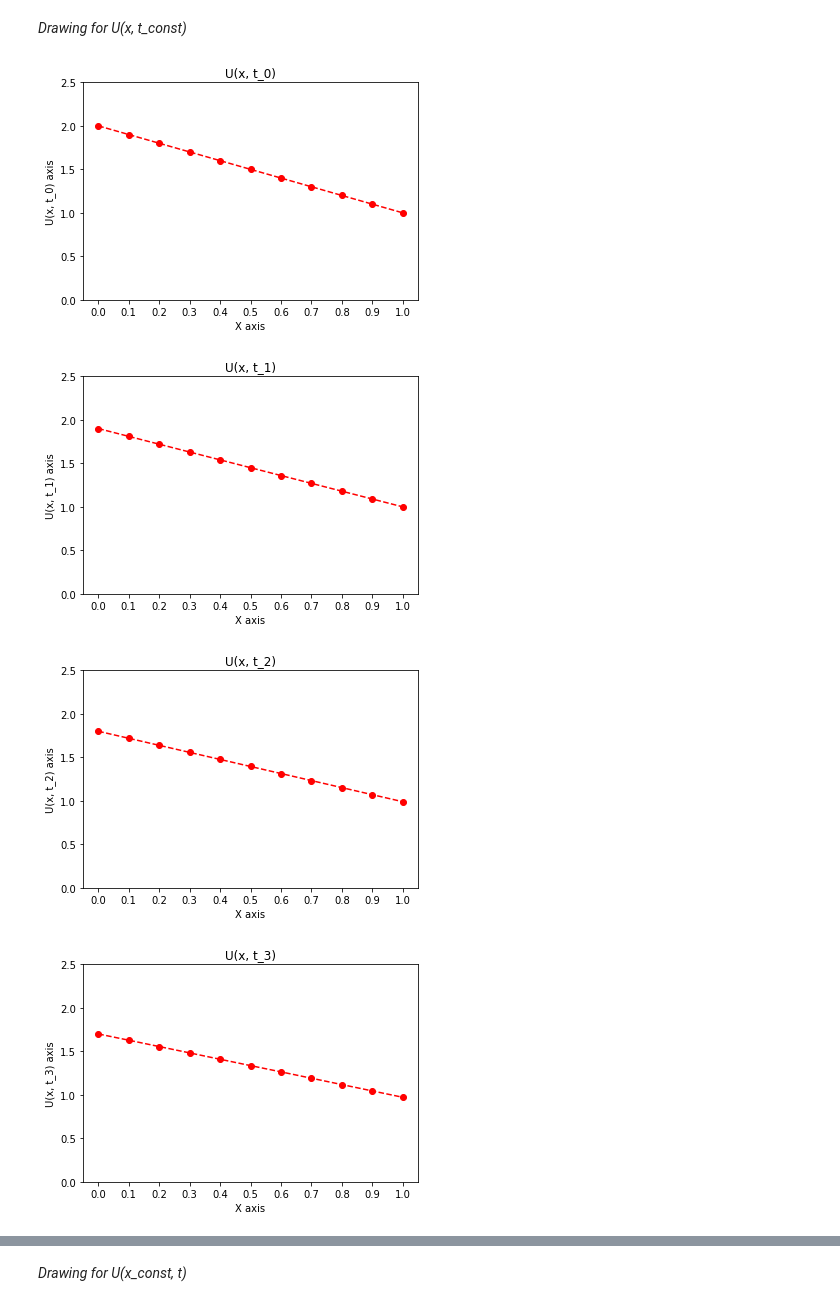
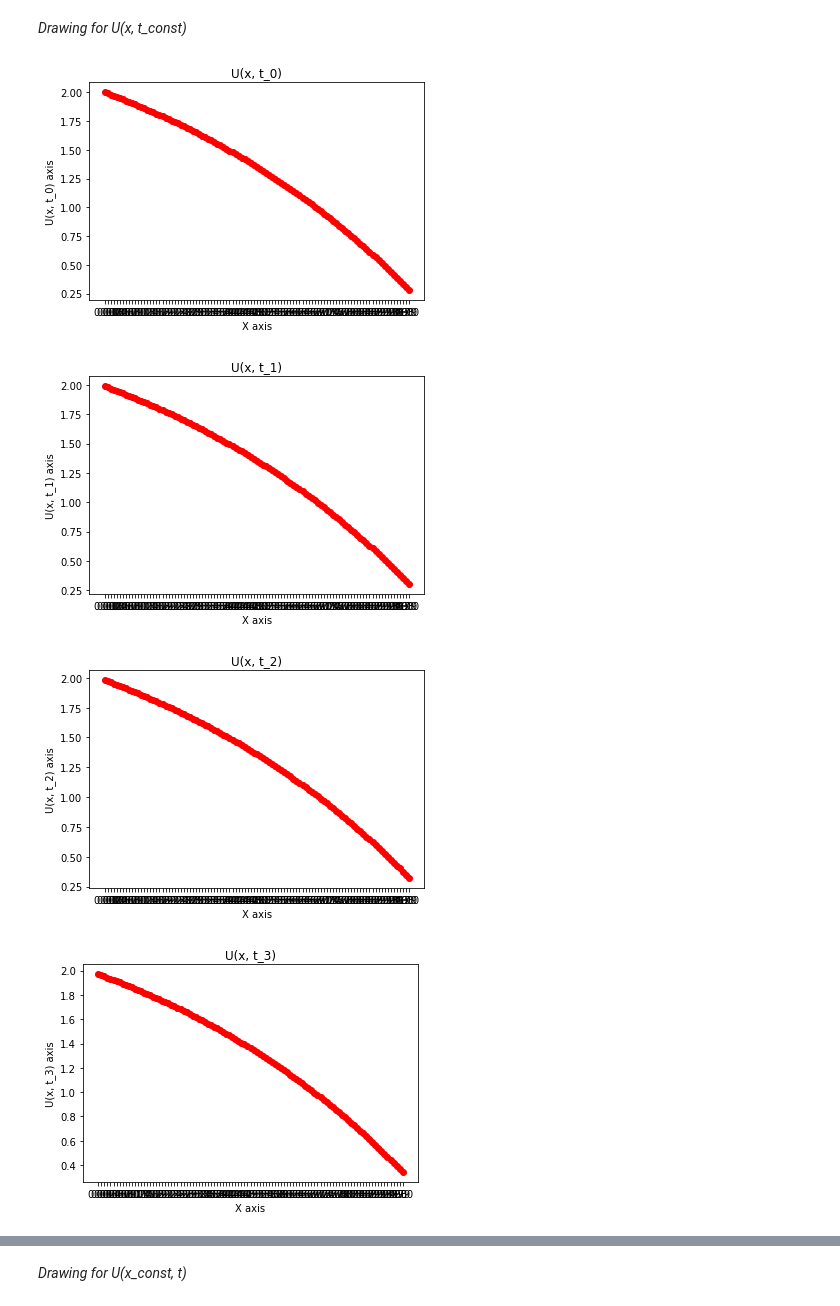
Before and after one commit to HIDDENDEN/Math_models, a Jupyter notebook: MyWork.ipynb, the cells around one changed output, grey strips where cells are left out. Cells and saved outputs as stored; diff of their text form; code cells hidden in the pictures.

```diff
--- a/MyWork.ipynb
+++ b/MyWork.ipynb
@@ -47,8 +101,8 @@ And *x_0* , *t_0*
 # Test num_of_steps N_x = 10 , N_t = 10
 L = 1
 T = 1
-N_x = 10
-N_t = 10
+N_x = 100
+N_t = 100
 
 h_x = L/N_x
 h_t = T/N_t
@@ -127,29 +173,29 @@ import matplotlib.pyplot as plt
 # %%
 #data to be plotted
 x = np.arange(x_0, x_0 + (N_x + 1)*h_x, h_x)
 
 #set starting iteration ( i ) for t_i
 #(selecting rows)
 startIterationFor_t_i = 0
 #set what num of first from t_i you want to display
 num_of_graphs_rows = 5
 
 for startIterationFor_t_i in range(num_of_graphs_rows):
   u = matrix[startIterationFor_t_i]
   #plotting
   plt.title("U(x, t_"+str(startIterationFor_t_i)+")")
   plt.xlabel("X axis")
   plt.ylabel("U(x, t_" +str(startIterationFor_t_i)+") axis")
   #show all x values
   plt.xticks(x)
   #set y axis fixed size
   axes = plt.axes()
-  axes.set_ylim([0, 2.5])
+  # axes.set_ylim([0, 2.5])
   #draw
   plt.plot(x,u, linestyle='--', marker='o', color = "red")
   plt.show()
 # %% [output]
-[figure, old version]
+[figure, new version]
-[figure, old version]
+[figure, new version]
-[figure, old version]
+[figure, new version]
-[figure, old version]
+[figure, new version]
```
Also changed, not shown: parts of 28 cells of this notebook.
